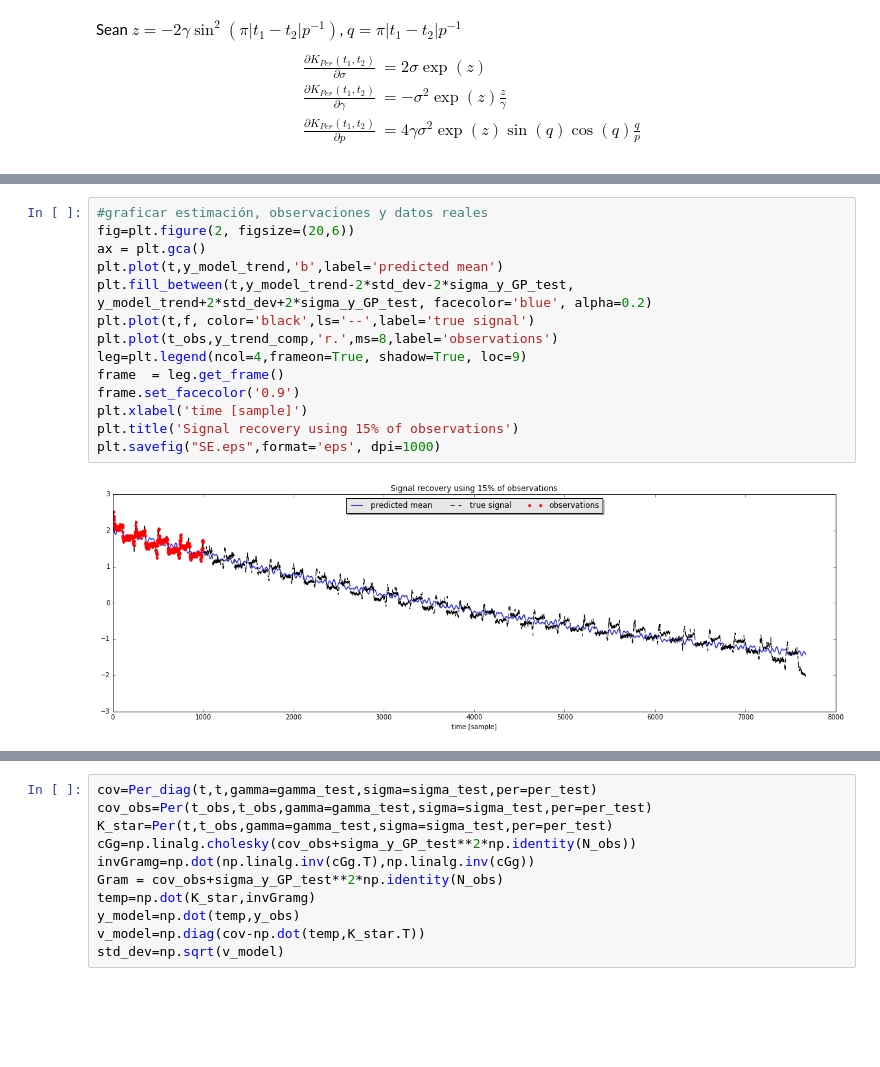
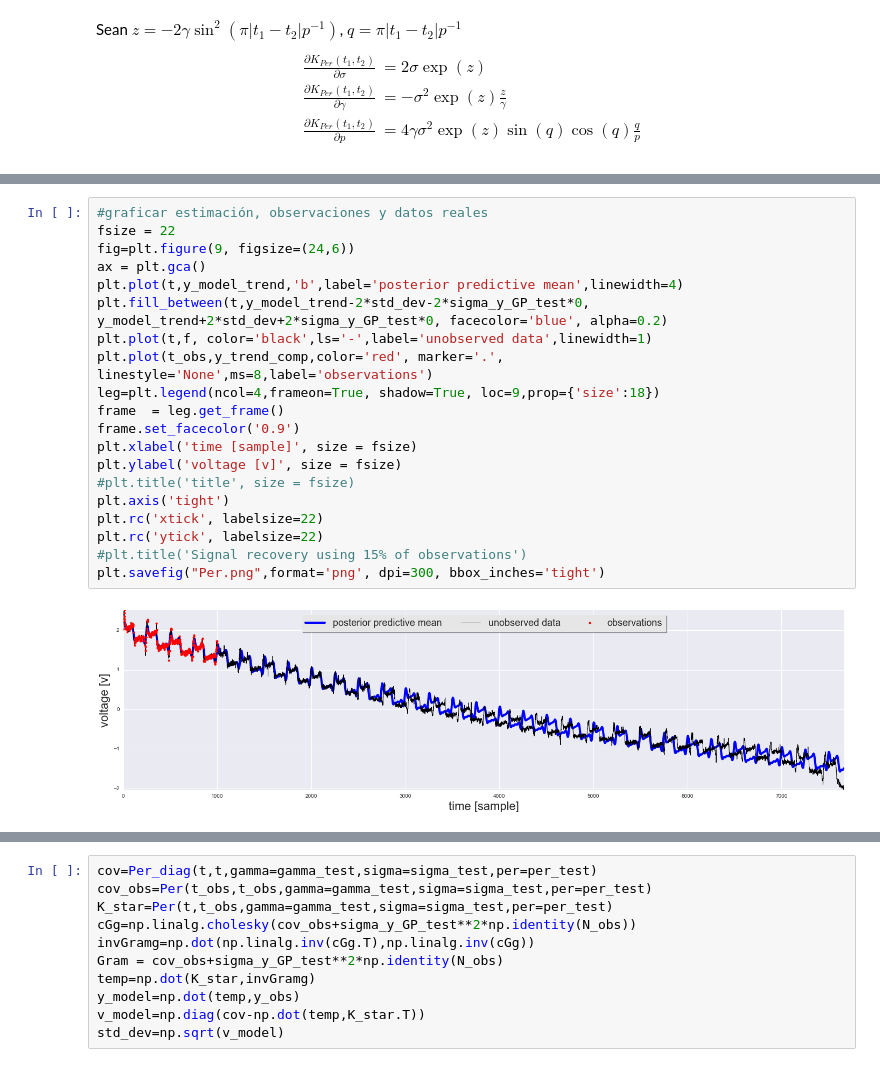
Before and after one commit to naerolf/GP-Bicicleta, a Jupyter notebook: GP Bicicleta.ipynb, the cells around one changed output, grey strips where cells are left out. Saved outputs shown, nothing was run; the diff lists cells and outputs as text; blank space fills up the shorter version.

```diff
--- a/GP Bicicleta.ipynb
+++ b/GP Bicicleta.ipynb
@@ -739,16 +746,22 @@ print(like_Per([sigma_y_GP_test, gamma_test, sigma_test, per_test], y_obs, t_obs
 # %%
 #graficar estimación, observaciones y datos reales
-fig=plt.figure(2, figsize=(20,6))
+fsize = 22
+fig=plt.figure(9, figsize=(24,6))
 ax = plt.gca()
-plt.plot(t,y_model_trend,'b',label='predicted mean')
-plt.fill_between(t,y_model_trend-2*std_dev-2*sigma_y_GP_test, y_model_trend+2*std_dev+2*sigma_y_GP_test, facecolor='blue', alpha=0.2)
-plt.plot(t,f, color='black',ls='--',label='true signal')
-plt.plot(t_obs,y_trend_comp,'r.',ms=8,label='observations')
-leg=plt.legend(ncol=4,frameon=True, shadow=True, loc=9)
+plt.plot(t,y_model_trend,'b',label='posterior predictive mean',linewidth=4)
+plt.fill_between(t,y_model_trend-2*std_dev-2*sigma_y_GP_test*0, y_model_trend+2*std_dev+2*sigma_y_GP_test*0, facecolor='blue', alpha=0.2)
+plt.plot(t,f, color='black',ls='-',label='unobserved data',linewidth=1)
+plt.plot(t_obs,y_trend_comp,color='red', marker='.', linestyle='None',ms=8,label='observations')
+leg=plt.legend(ncol=4,frameon=True, shadow=True, loc=9,prop={'size':18})
 frame  = leg.get_frame()
 frame.set_facecolor('0.9')
-plt.xlabel('time [sample]')
-plt.title('Signal recovery using 15% of observations')
-plt.savefig("SE.eps",format='eps', dpi=1000)
+plt.xlabel('time [sample]', size = fsize)
+plt.ylabel('voltage [v]', size = fsize)
+#plt.title('title', size = fsize)
+plt.axis('tight')
+plt.rc('xtick', labelsize=22)
+plt.rc('ytick', labelsize=22)
+#plt.title('Signal recovery using 15% of observations')
+plt.savefig("Per.png",format='png', dpi=300, bbox_inches='tight')
 # %% [output]
-[figure, old version]
+[figure, new version]
```
Also changed, not shown: parts of 50 cells of this notebook, 8 other files.
